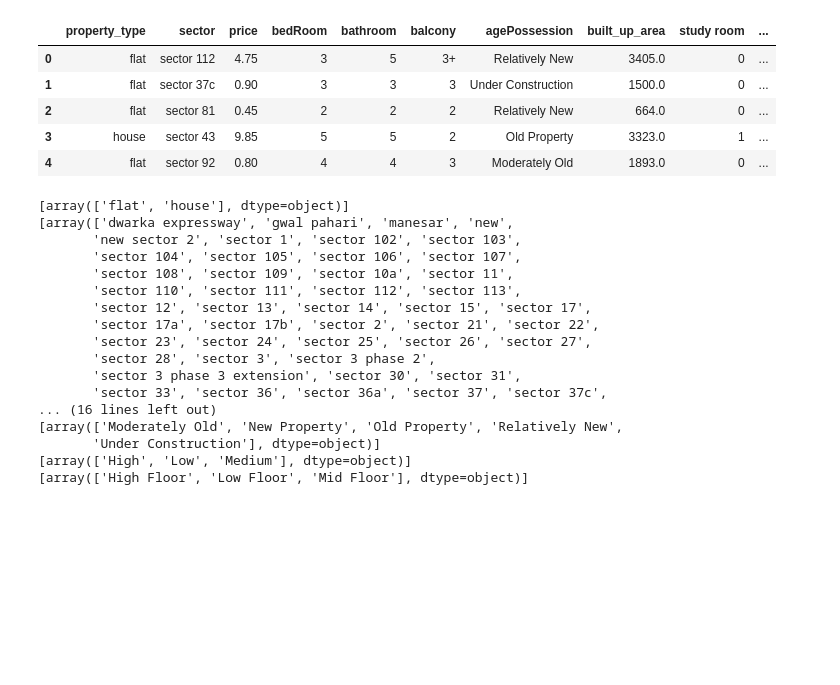
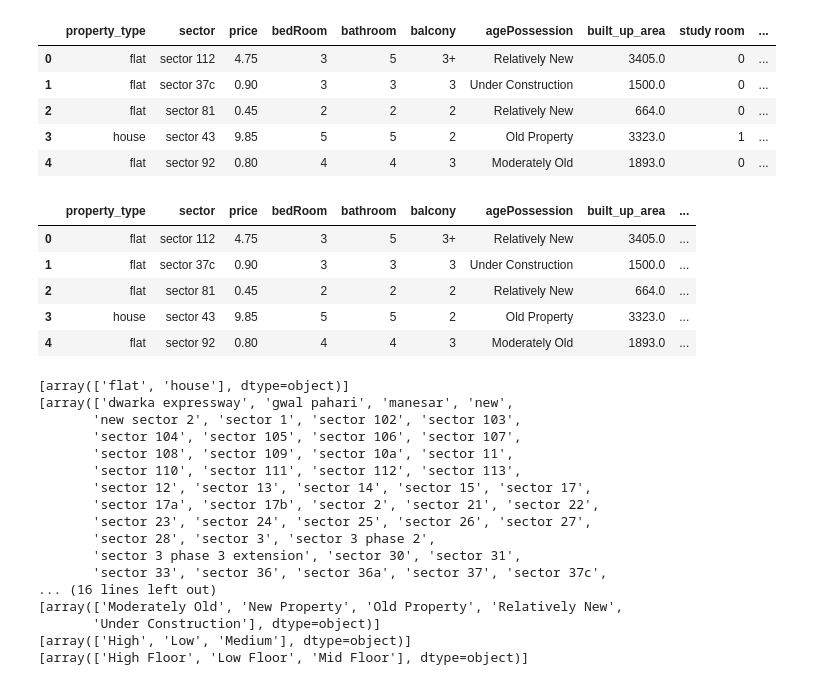
Before and after one commit to SNandini04/RealEstatePricePrediction, a Jupyter notebook: notebook/EDA_Notebook/feature_selection.ipynb, the cells around one changed output. Cells and saved outputs as stored; diff of their text form; code cells hidden in the pictures; blank space fills up the shorter version.

```diff
--- a/notebook/EDA_Notebook/feature_selection.ipynb
+++ b/notebook/EDA_Notebook/feature_selection.ipynb
@@ -122,3 +122,16 @@ train_df.head()
 | 2 | flat | sector 81 | 0.45 | 2 | 2 | 2 | Relatively New | 664.0 | 0 | ... |
 | 3 | house | sector 43 | 9.85 | 5 | 5 | 2 | Old Property | 3323.0 | 1 | ... |
 | 4 | flat | sector 92 | 0.80 | 4 | 4 | 3 | Moderately Old | 1893.0 | 0 | ... |
+# %%
+train_df.drop(columns=['pooja room','study room'],inplace=True)
+# %%
+train_df.drop(columns=['others'],inplace=True)
+# %%
+train_df.head()
+# %% [output]
+|  | property_type | sector | price | bedRoom | bathroom | balcony | agePossession | built_up_area | ... |
+| 0 | flat | sector 112 | 4.75 | 3 | 5 | 3+ | Relatively New | 3405.0 | ... |
+| 1 | flat | sector 37c | 0.90 | 3 | 3 | 3 | Under Construction | 1500.0 | ... |
+| 2 | flat | sector 81 | 0.45 | 2 | 2 | 2 | Relatively New | 664.0 | ... |
+| 3 | house | sector 43 | 9.85 | 5 | 5 | 2 | Old Property | 3323.0 | ... |
+| 4 | flat | sector 92 | 0.80 | 4 | 4 | 3 | Moderately Old | 1893.0 | ... |
```
Also changed, not shown: parts of 1 cell of this notebook, 5 other files.
